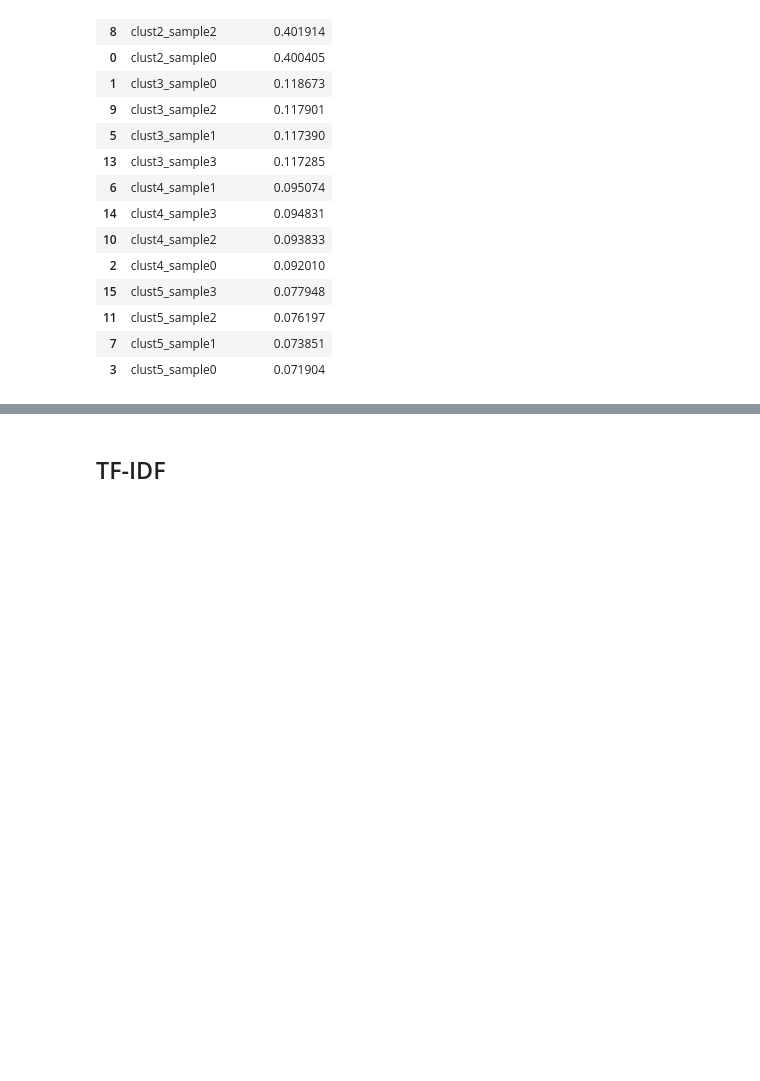
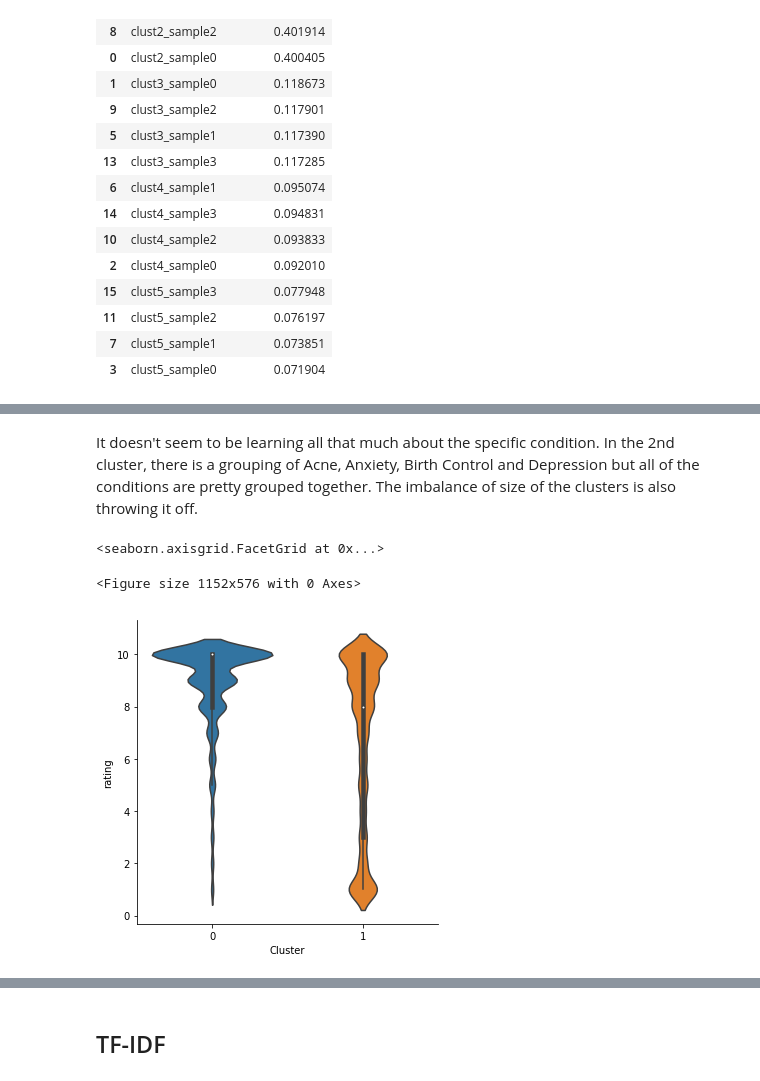
Before and after one commit to tcbriggs981/Prescription-Drugs, a Jupyter notebook: Unit 04 Capstone.ipynb, the cells around one changed output, grey strips where cells are left out. Saved outputs shown, nothing was run; the diff lists cells and outputs as text; code cells hidden in the pictures; blank space fills up the shorter version.

```diff
--- a/Unit 04 Capstone.ipynb
+++ b/Unit 04 Capstone.ipynb
@@ -978,0 +974,10 @@ df_comb.head()
+# %% [markdown]
+It doesn't seem to be learning all that much about the specific condition. In the 2nd cluster, there is a grouping of Acne, Anxiety, Birth Control and Depression but all of the conditions are pretty grouped together. The imbalance of size of the clusters is also throwing it off.
+# %%
+# Official time between the groups
+plt.figure(figsize=(16,8))
+sns.catplot(x='Cluster',y='rating',data=df_comb, kind="violin")
+# %% [output]
+<seaborn.axisgrid.FacetGrid at 0x...>
+<Figure size 1152x576 with 0 Axes>
+[figure, added]
```
Also changed, not shown: parts of 76 cells of this notebook.
